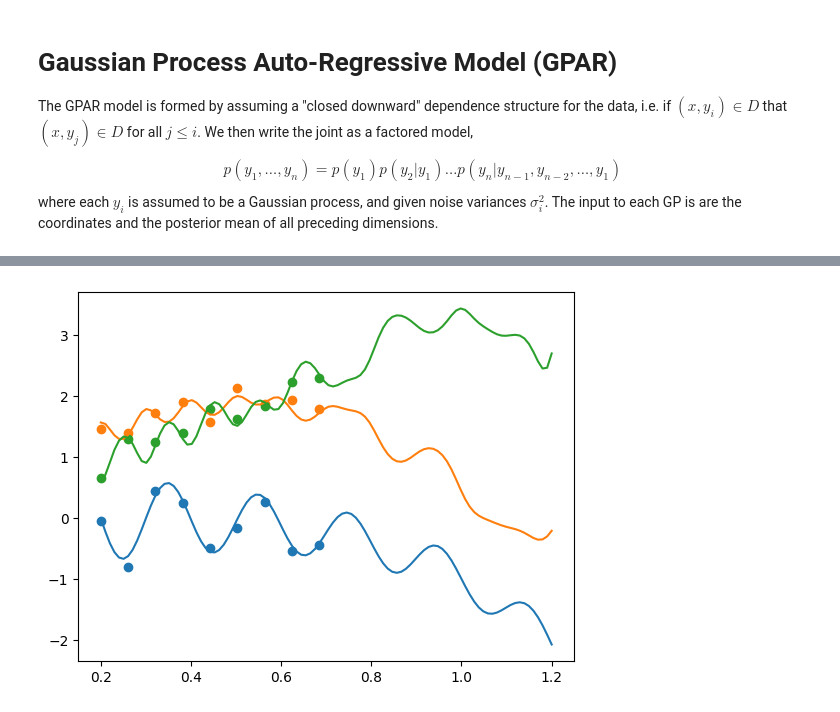
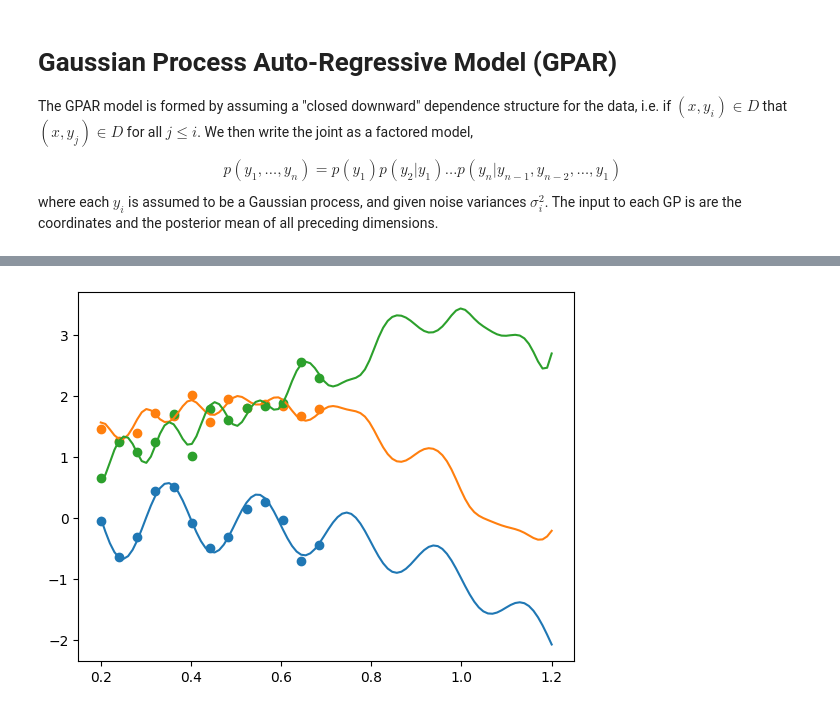
Before and after one commit to Joshuaalbert/jaxns, a Jupyter notebook: docs/examples/gpar.ipynb, the cells around one changed output, grey strips where cells are left out. Saved outputs shown, nothing was run; the diff lists cells and outputs as text; code cells hidden in the pictures.

```diff
--- a/docs/examples/gpar.ipynb
+++ b/docs/examples/gpar.ipynb
@@ -38,27 +39,27 @@ WARNING[2023-10-02 19:51:57,604]: No GPU/TPU found, falling back to CPU. (Set TF
 # %%
 # Create toy data set.
 n = 100
 x = jnp.linspace(0.2, 1.2, n)
 noise = 0.1
 
 # Draw functions depending on each other in complicated ways.
 f1 = -jnp.sin(10 * jnp.pi * (x + 1)) / (2 * x + 1) - x ** 4
 f2 = jnp.cos(f1) ** 2 + jnp.sin(3 * x)
 f3 = f2 * f1 ** 2 + 3 * x
 f = jnp.stack((f1, f2, f3), axis=1)
 
 # Add noise and subsample.
 y = f + noise * random.normal(random.PRNGKey(42), shape=(n, 3))
-x_obs, y_obs = x[:n // 2:6], y[:n // 2:6]
+x_obs, y_obs = x[:n // 2:4], y[:n // 2:4]
 y_obs_var = jnp.ones(y_obs.shape) * noise ** 2
 
 for i in range(3):
     plt.plot(x, f[:, i], label='f{}'.format(i))
     plt.scatter(x_obs, y_obs[:, i], label='y{}'.format(i))
 
 plt.show()
 # %% [output]
-[figure, old version]
+[figure, new version]
 # %%
 
 
```
Also changed, not shown: parts of 5 cells of this notebook.
